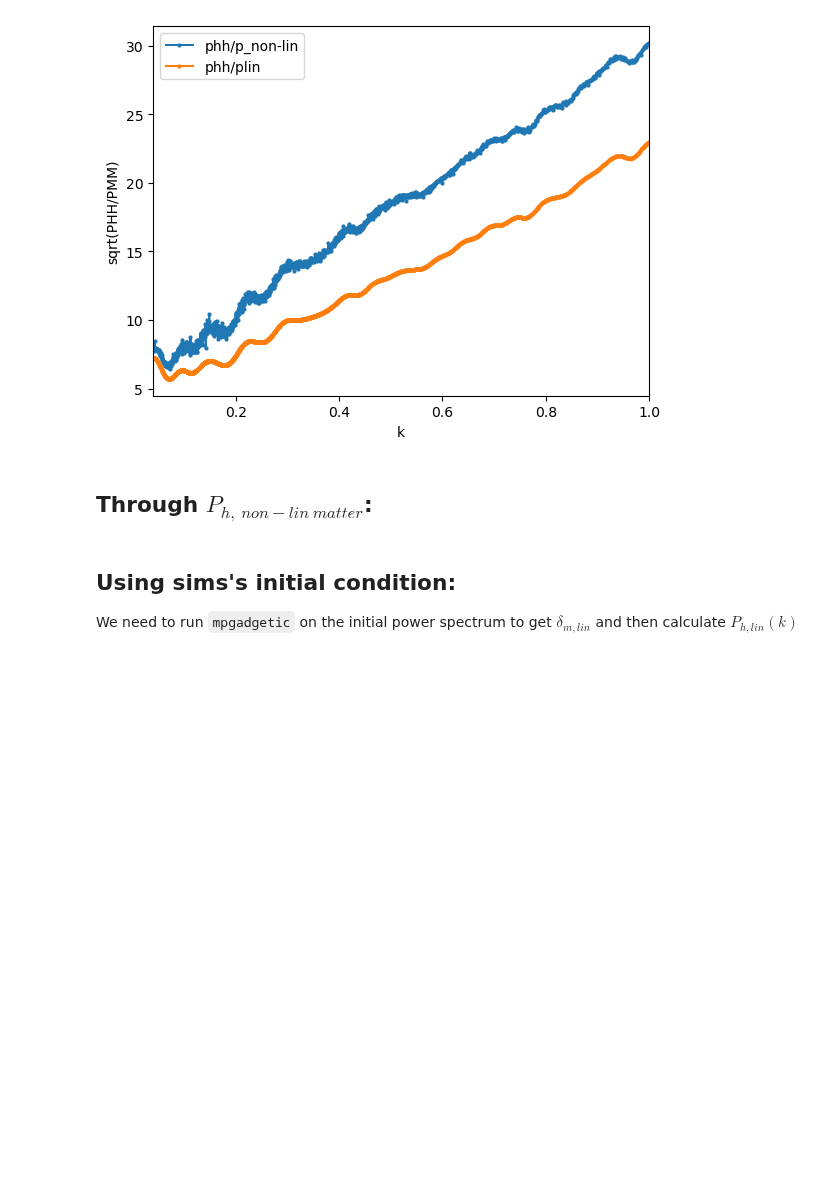
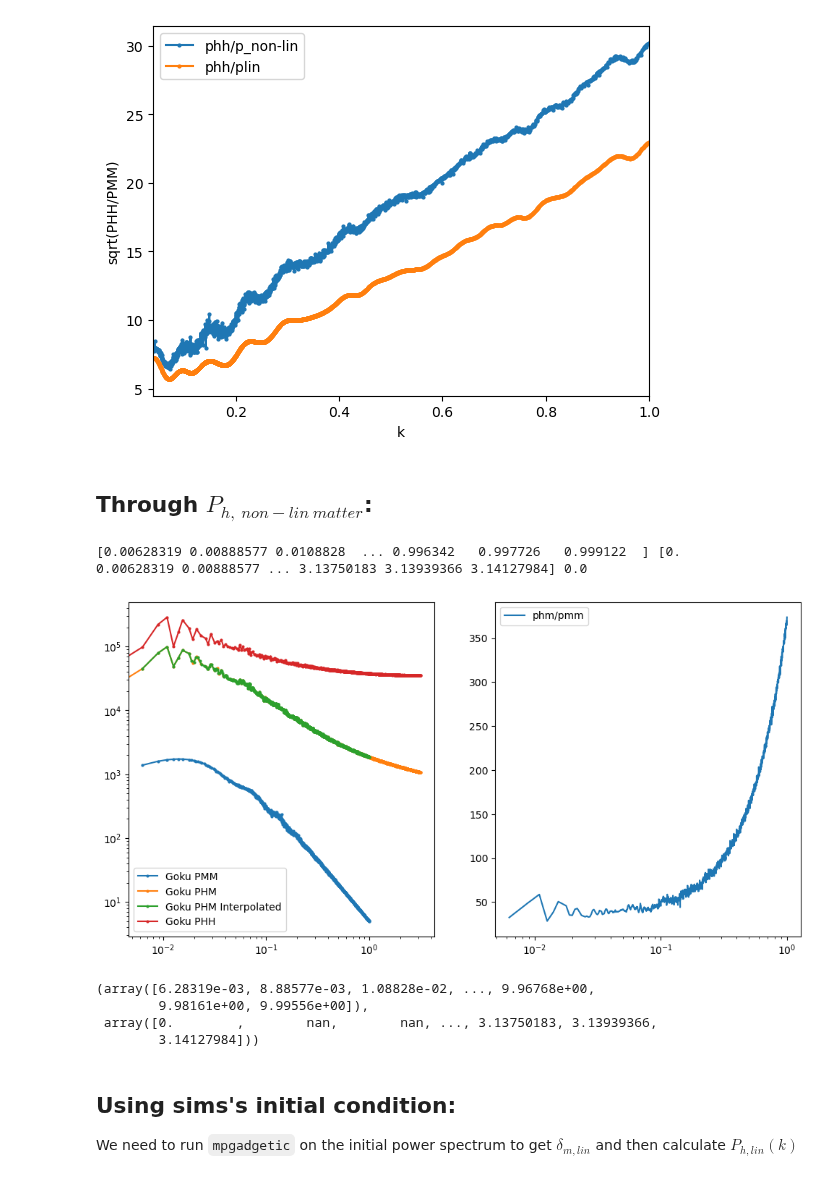
Before and after one commit to qezlou/Goku_ELG, a Jupyter notebook: emu/notebooks/power_large_scales/pk.ipynb, the cells around one changed output. Cells and saved outputs as stored; diff of their text form; code cells hidden in the pictures; blank space fills up the shorter version.

```diff
--- a/emu/notebooks/power_large_scales/pk.ipynb
+++ b/emu/notebooks/power_large_scales/pk.ipynb
@@ -127,6 +127,75 @@ ax.legend()
 [figure]
 # %% [markdown]
 ## Through $P_{h, \ non-lin \ matter}$:
+# %%
+import h5py
+import numpy as np
+from matplotlib import pyplot as plt
+from scipy.interpolate import interp1d
+
+
+def load_pmm(sim_id='0208'):
+    pk_file = f'/scratch/06536/qezlou/Goku/FOF/HF/compressed_10p_Box1000_Part3000_{sim_id}/output/powerspectrum-0.2857.txt'
+    pk = np.loadtxt(pk_file, skiprows=1)
+    ind = pk[:,0] < 1
+    km  = pk[:,0][ind]
+    pmm  = pk[:,1][ind]
+    return km, pmm
+
+def load_phm(sim_id='0208'):
+    savefile = f'/scratch/06536/qezlou/Goku/processed_data/power_hm_bins/HF/power_compressed_10p_Box1000_Part3000_{sim_id}.hdf5'
+    with h5py.File(savefile, 'r') as f:
+        k = f['k'][:]
+        phm = f['power'][0,:]
+    ind = np.where(~np.isnan(phm))[0]
+    k = k[ind]
+    phm = phm[ind]
+    return k, phm
+
+def load_phh(sim_id='0208'):
+    savefile = f'/scratch/06536/qezlou/Goku/processed_data/power_bins/HF/power_compressed_10p_Box1000_Part3000_{sim_id}.hdf5'
+    with h5py.File(savefile, 'r') as f:
+        k = f['k'][:]
+        phh = f['power'][0,:]
+    ind = np.where(~np.isnan(phh))[0]
+    k = k[ind]
+    phh = phh[ind]
+    return k, phh
+
+km, pmm = load_pmm()
+khm, phm = load_phm()
+khh, phh = load_phh()
+
+
+print(km, khm, phm[0])
+
+# interolate phm on kmm
+phm_interp = interp1d(khm, phm, kind='cubic', fill_value='extrapolate')(km)
+# interpolate phh on kmm
+phh_interp = interp1d(khh, phh, kind='cubic', fill_value='extrapolate')(km)
+
+fig, ax = plt.subplots(1, 2, figsize=(12, 6))
+ax[0].plot(km, pmm, label='Goku PMM', marker='o', markersize=2)
+ax[0].plot(khm, phm, label='Goku PHM', marker='o', markersize=2)
+ax[0].plot(km, phm_interp, label='Goku PHM Interpolated', marker='o', markersize=2)
+ax[0].plot(khh, phh, label='Goku PHH', marker='o', markersize=2)
+ax[1].plot(km, phm_interp/pmm, label='phm/pmm')#, marker='o', markersize=2)
+#ax[1].plot(km, phh_interp/phm_interp, label='phh/phm', marker='o', markersize=2)
+ax[1].set_xscale('log')
+ax[0].legend()
+ax[1].legend()
+ax[0].set_xscale('log')
+ax[0].set_yscale('log')
+# %% [output]
+[0.00628319 0.00888577 0.0108828  ... 0.996342   0.997726   0.999122  ] [0.         0.00628319 0.00888577 ... 3.13750183 3.13939366 3.14127984] 0.0
+[figure, added]
+# %%
+km, k
+# %% [output]
+(array([6.28319e-03, 8.88577e-03, 1.08828e-02, ..., 9.96768e+00,
+        9.98161e+00, 9.99556e+00]),
+ array([0.        ,        nan,        nan, ..., 3.13750183, 3.13939366,
+        3.14127984]))
 # %% [markdown]
 ## Using sims's initial condition:
 
```
Also changed, not shown: parts of 1 cell of this notebook, 4 other files.
